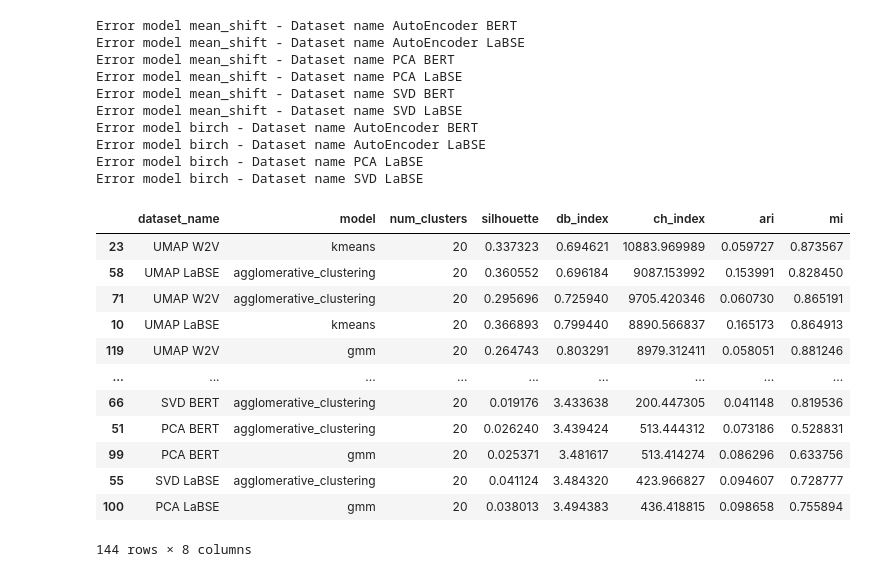
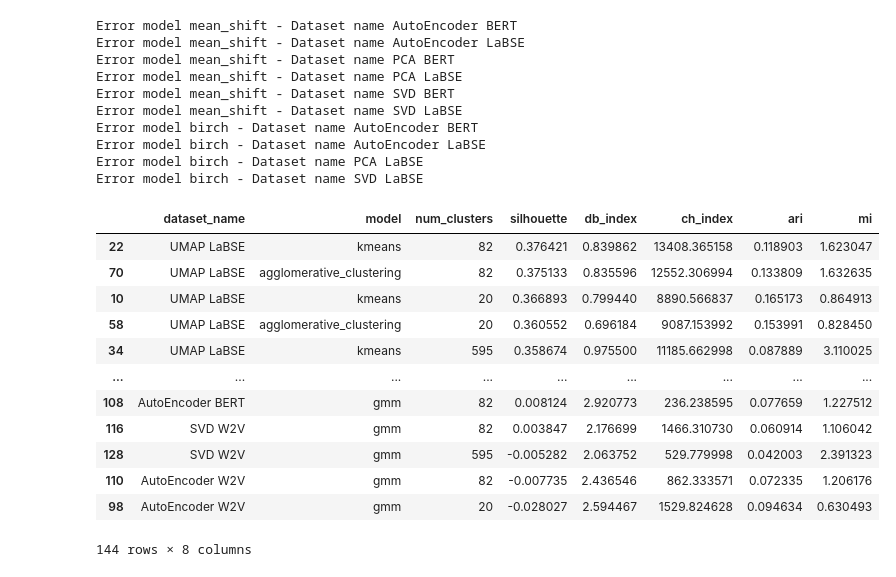
Before and after one commit to EimantasZaranka/master-thesis, a Jupyter notebook: notebooks/tiriamasis_9.ipynb, the cells around one changed output. Cells and saved outputs as stored; diff of their text form; code cells hidden in the pictures.

Commit message:
fixed hard clustering num_cluster bug

```diff
--- a/notebooks/tiriamasis_9.ipynb
+++ b/notebooks/tiriamasis_9.ipynb
@@ -137,15 +137,17 @@ from sklearn.metrics import mutual_info_score, adjusted_rand_score
 # %% [markdown]
 ## Hard Clustering Evaluation
 # %%
-def calculate_results(model_paths, num_clustes, target_column_name,
-                      has_labels_attr):
+def calculate_results(model_paths, has_labels_attr):
   all_results = []
   for dataset, dataset_name, model_path in zip(datasets, dataset_names, model_paths):
     with open(model_path, 'rb') as f:
       model = pickle.load(f)
 
+    num_clusters = int(model_path.split('/')[-1].split('_')[-1].split('.')[0])
+    target_column_name = 'class_'+str(num_clusters)
+
     if not has_labels_attr:
-      y_preds = model.predict(dataset)
+      y_preds = model.predict(dataset.to_numpy())
     else:
       y_preds = model.labels_
 
@@ -158,7 +160,7 @@ def calculate_results(model_paths, num_clustes, target_column_name,
     single_result = {
         'dataset_name': dataset_name,
         'model': model_path.split('/')[-2],
-        'num_clusters': num_clustes,
+        'num_clusters': num_clusters,
         'silhouette': silhouette,
         'db_index': db_index,
         'ch_index': ch_index,
@@ -177,12 +179,9 @@ results = []
 
 for models in models_to_run:
   has_labels_attr = True
-  num_clusters = int(kmeans_20[0].split('/')[-1].split('_')[-1].split('.')[0])
-  target_column_name = 'class_'+str(num_clusters)
   if models[0].split('/')[-2] == 'gmm': has_labels_attr = False
 
-  results.extend(calculate_results(models, num_clusters, target_column_name,
-                                   has_labels_attr))
+  results.extend(calculate_results(models, has_labels_attr))
 # %%
 hard_cluster_res = pd.DataFrame(results)
 # %%
@@ -236,18 +235,18 @@ Error model birch - Dataset name SVD LaBSE
 soft_cluster_res = pd.DataFrame(results)
 soft_cluster_res.to_csv(RESULT_PATH+'soft_clustering_res.csv', index=False)
 # %%
-hard_cluster_res.sort_values(by='db_index', ascending=True)
+hard_cluster_res.sort_values(by='silhouette', ascending=False)
 # %% [output]
 |  | dataset_name | model | num_clusters | silhouette | db_index | ch_index | ari | mi |
-| 23 | UMAP W2V | kmeans | 20 | 0.337323 | 0.694621 | 10883.969989 | 0.059727 | 0.873567 |
+| 22 | UMAP LaBSE | kmeans | 82 | 0.376421 | 0.839862 | 13408.365158 | 0.118903 | 1.623047 |
+| 70 | UMAP LaBSE | agglomerative_clustering | 82 | 0.375133 | 0.835596 | 12552.306994 | 0.133809 | 1.632635 |
+| 10 | UMAP LaBSE | kmeans | 20 | 0.366893 | 0.799440 | 8890.566837 | 0.165173 | 0.864913 |
 | 58 | UMAP LaBSE | agglomerative_clustering | 20 | 0.360552 | 0.696184 | 9087.153992 | 0.153991 | 0.828450 |
-| 71 | UMAP W2V | agglomerative_clustering | 20 | 0.295696 | 0.725940 | 9705.420346 | 0.060730 | 0.865191 |
-| 10 | UMAP LaBSE | kmeans | 20 | 0.366893 | 0.799440 | 8890.566837 | 0.165173 | 0.864913 |
-| 119 | UMAP W2V | gmm | 20 | 0.264743 | 0.803291 | 8979.312411 | 0.058051 | 0.881246 |
+| 34 | UMAP LaBSE | kmeans | 595 | 0.358674 | 0.975500 | 11185.662998 | 0.087889 | 3.110025 |
 | ... | ... | ... | ... | ... | ... | ... | ... | ... |
-| 66 | SVD BERT | agglomerative_clustering | 20 | 0.019176 | 3.433638 | 200.447305 | 0.041148 | 0.819536 |
-| 51 | PCA BERT | agglomerative_clustering | 20 | 0.026240 | 3.439424 | 513.444312 | 0.073186 | 0.528831 |
-| 99 | PCA BERT | gmm | 20 | 0.025371 | 3.481617 | 513.414274 | 0.086296 | 0.633756 |
-| 55 | SVD LaBSE | agglomerative_clustering | 20 | 0.041124 | 3.484320 | 423.966827 | 0.094607 | 0.728777 |
-| 100 | PCA LaBSE | gmm | 20 | 0.038013 | 3.494383 | 436.418815 | 0.098658 | 0.755894 |
+| 108 | AutoEncoder BERT | gmm | 82 | 0.008124 | 2.920773 | 236.238595 | 0.077659 | 1.227512 |
+| 116 | SVD W2V | gmm | 82 | 0.003847 | 2.176699 | 1466.310730 | 0.060914 | 1.106042 |
+| 128 | SVD W2V | gmm | 595 | -0.005282 | 2.063752 | 529.779998 | 0.042003 | 2.391323 |
+| 110 | AutoEncoder W2V | gmm | 82 | -0.007735 | 2.436546 | 862.333571 | 0.072335 | 1.206176 |
+| 98 | AutoEncoder W2V | gmm | 20 | -0.028027 | 2.594467 | 1529.824628 | 0.094634 | 0.630493 |
 144 rows × 8 columns
```
Also changed, not shown: parts of 1 cell of this notebook.
